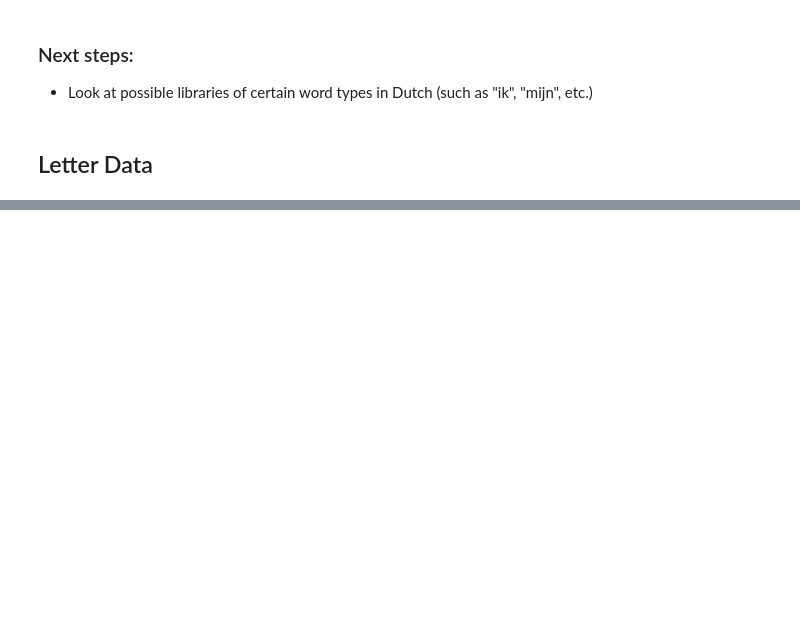
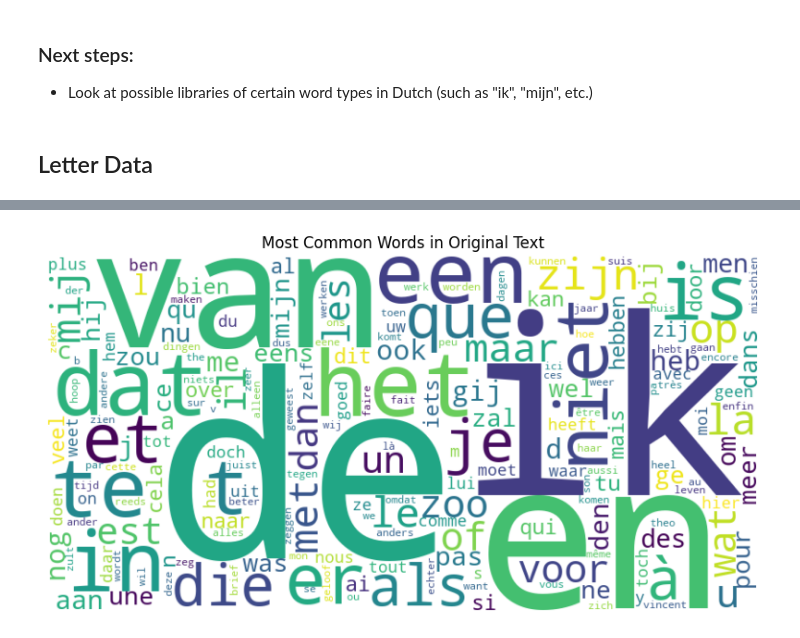
Before and after one commit to kimvkemenade/DIiA_team16, a Jupyter notebook: EDA.ipynb, the cells around one changed output, grey strips where cells are left out. Drawn from its saved outputs; the diff is of its cells as text; code cells hidden in the pictures; blank space fills up the shorter version.

```diff
--- a/EDA.ipynb
+++ b/EDA.ipynb
@@ -205,0 +239,17 @@ plt.show()
+# %%
+from collections import Counter
+import re
+
+# Combine all text from the "Original Text" column into a single string
+all_original_text = ' '.join(van_gogh_df['Original Text'].dropna().values)
+
+# Use regular expressions to find all words
+words_in_original_text = re.findall(r'\b\w+\b', all_original_text.lower())
+
+# Count the occurrences of each word
+word_counts_in_original_text = Counter(words_in_original_text)
+
+# Display the most common words
+most_common_words_in_original_text = word_counts_in_original_text.most_common()
+for word, count in most_common_words_in_original_text:
+    print(f"{word}: {count}")
@@ -205,0 +307,16 @@ plt.show()
+# %%
+from wordcloud import WordCloud
+
+import matplotlib.pyplot as plt
+
+# Generate the word cloud
+wordcloud = WordCloud(width=800, height=400, background_color='white').generate_from_frequencies(dict(word_counts_in_original_text))
+
+# Plot the word cloud
+plt.figure(figsize=(10, 5))
+plt.imshow(wordcloud, interpolation='bilinear')
+plt.axis('off')
+plt.title('Most Common Words in Original Text')
+plt.show()
+# %% [output]
+[figure, added]
```
Also changed, not shown: parts of 6 cells of this notebook.
